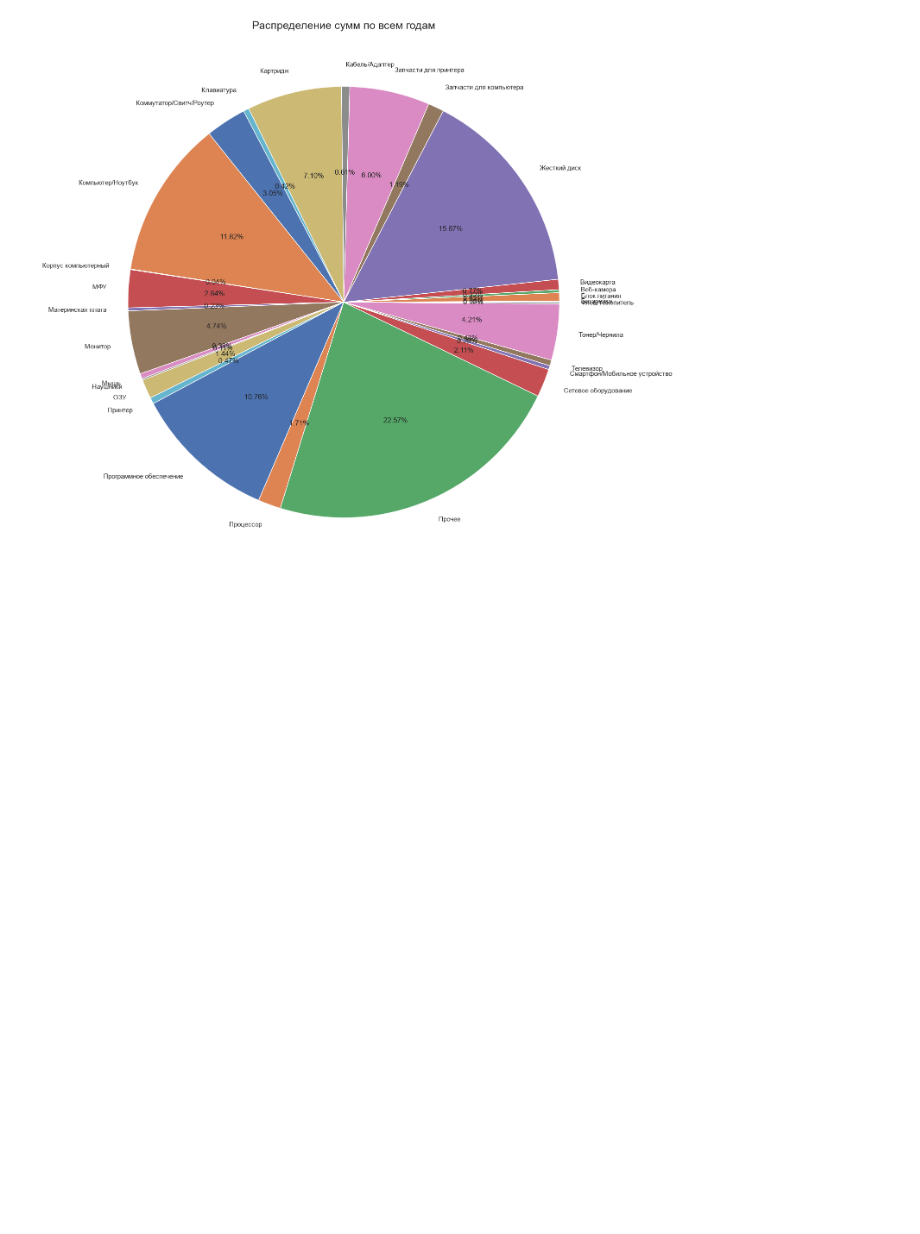
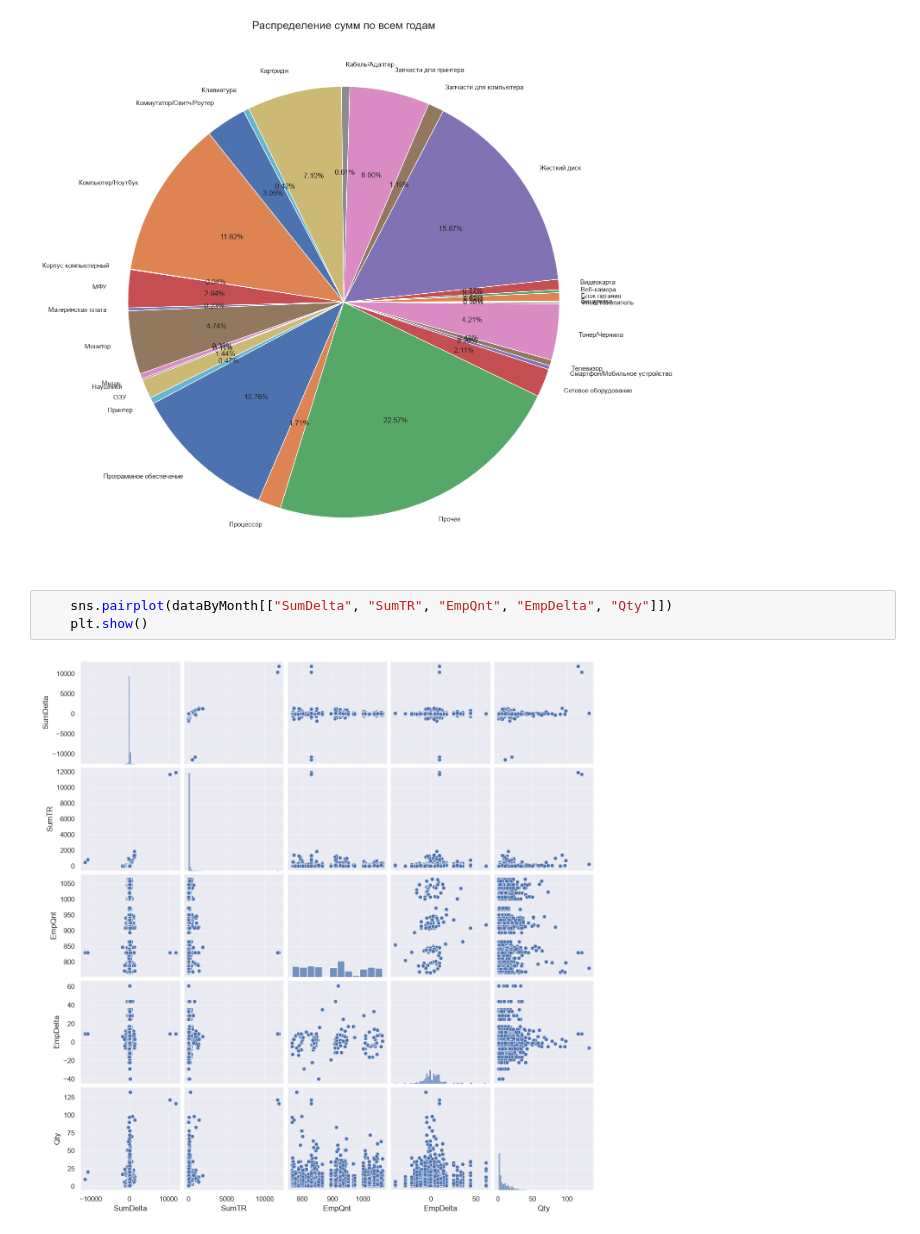
Before and after one commit to burtsevdmitry/ai-learning, a Jupyter notebook: sub-1/sub-1.ipynb, the cells around one changed output. Cells and saved outputs as stored; diff of their text form; blank space fills up the shorter version.

```diff
--- a/sub-1/sub-1.ipynb
+++ b/sub-1/sub-1.ipynb
@@ -445,3 +445,8 @@ plt.tight_layout()
 plt.show()
 # %% [output]
 [figure]
+# %%
+    sns.pairplot(dataByMonth[["SumDelta", "SumTR", "EmpQnt", "EmpDelta", "Qty"]])
+    plt.show()
+# %% [output]
+[figure, added]
```
Also changed, not shown: 1 other file.
